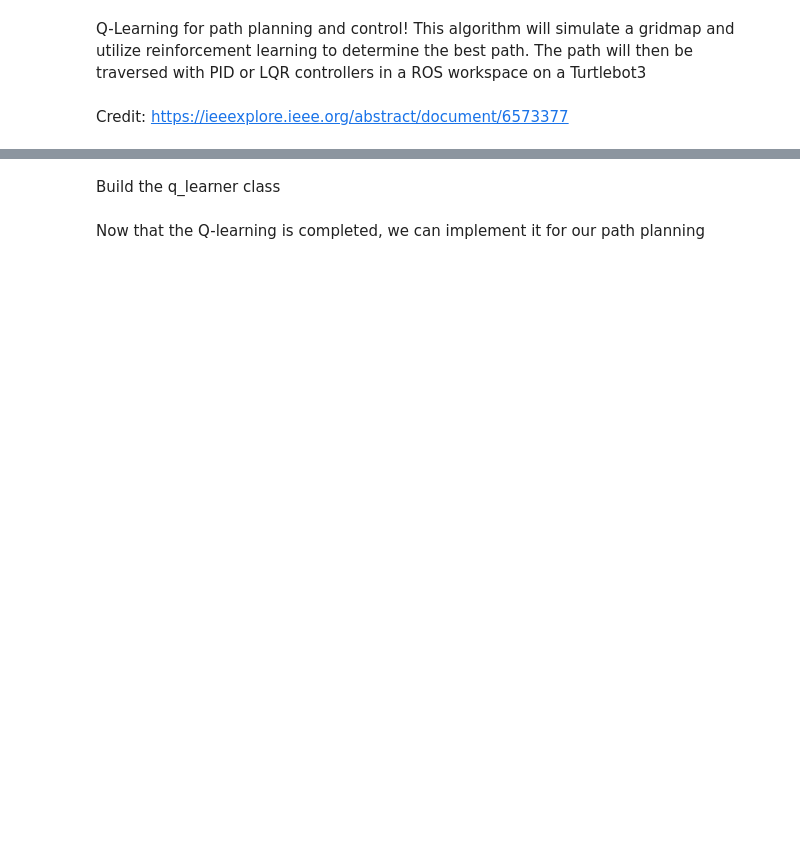
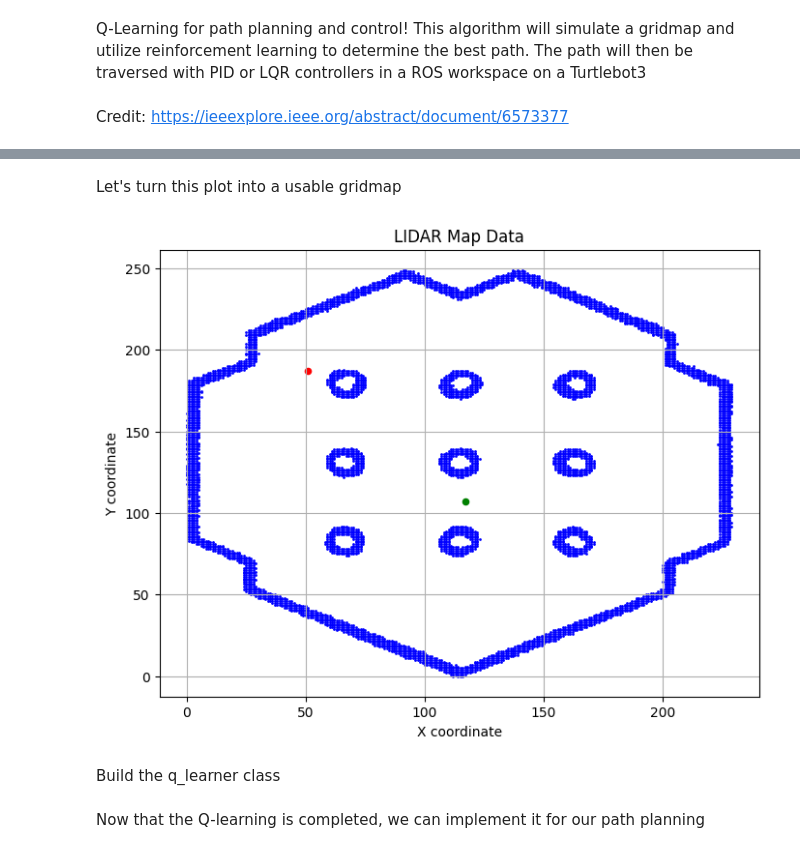
Before and after one commit to jblevins32/Autonomous_Mobile_Robot_via_Machine_Learning, a Jupyter notebook: src/q_learning.ipynb, the cells around one changed output, grey strips where cells are left out. Drawn from its saved outputs; the diff is of its cells as text; code cells hidden in the pictures; blank space fills up the shorter version.

```diff
--- a/src/q_learning.ipynb
+++ b/src/q_learning.ipynb
@@ -59,3 +131,42 @@ class GridGenerator:
+# %% [markdown]
+Let's turn this plot into a usable gridmap
+# %%
+# Build grid object
+grid_range = np.array([[np.min(x),np.max(x)], [np.min(y),np.max(y)]]) # range of grid is that of obstacles
+num_obstacles = x.shape[0]
+
+# Creating grid object and calling functions
+grid_gen = GridGenerator(grid_size, num_obstacles, random = False)
+grid_gen.generate_grid(data_concatenated)
+grid_gen.generate_states()
+
+## Show the created grid
+plt.figure(figsize=(8, 6))  # Adjust figure size if needed
+grid_plot = np.array([])
+
+# Separate the data into parts
+grid = grid_gen.grid
+grid_plot = np.array([[i, j, grid[i, j]] for i in range(grid.shape[0]) for j in range(grid.shape[1])])
+
+obstacle_idx = grid_plot[:,2] == -1
+start_idx = grid_plot[:,2] == 1
+end_idx = grid_plot[:,2] == 2
+
+obstacle_plot = grid_plot[obstacle_idx]
+start_plot = grid_plot[start_idx]
+end_plot = grid_plot[end_idx]
+
+#plot the data
+plt.scatter(obstacle_plot[:,0], obstacle_plot[:,1], s=1, color='blue')  # s=1 sets the size of the points
+plt.scatter(start_plot[:,0], start_plot[:,1], s=20, color='red')  # s=1 sets the size of the points
+plt.scatter(end_plot[:,0], end_plot[:,1], s=20, color='green')  # s=1 sets the size of the points
+plt.xlabel('X coordinate')
+plt.ylabel('Y coordinate')
+plt.title('LIDAR Map Data')
+plt.grid(True)
+plt.show()
+# %% [output]
+[figure, added]
 # %% [markdown]
 Build the q_learner class
 # %%
```
Also changed, not shown: parts of 10 cells of this notebook, 2 other files.
